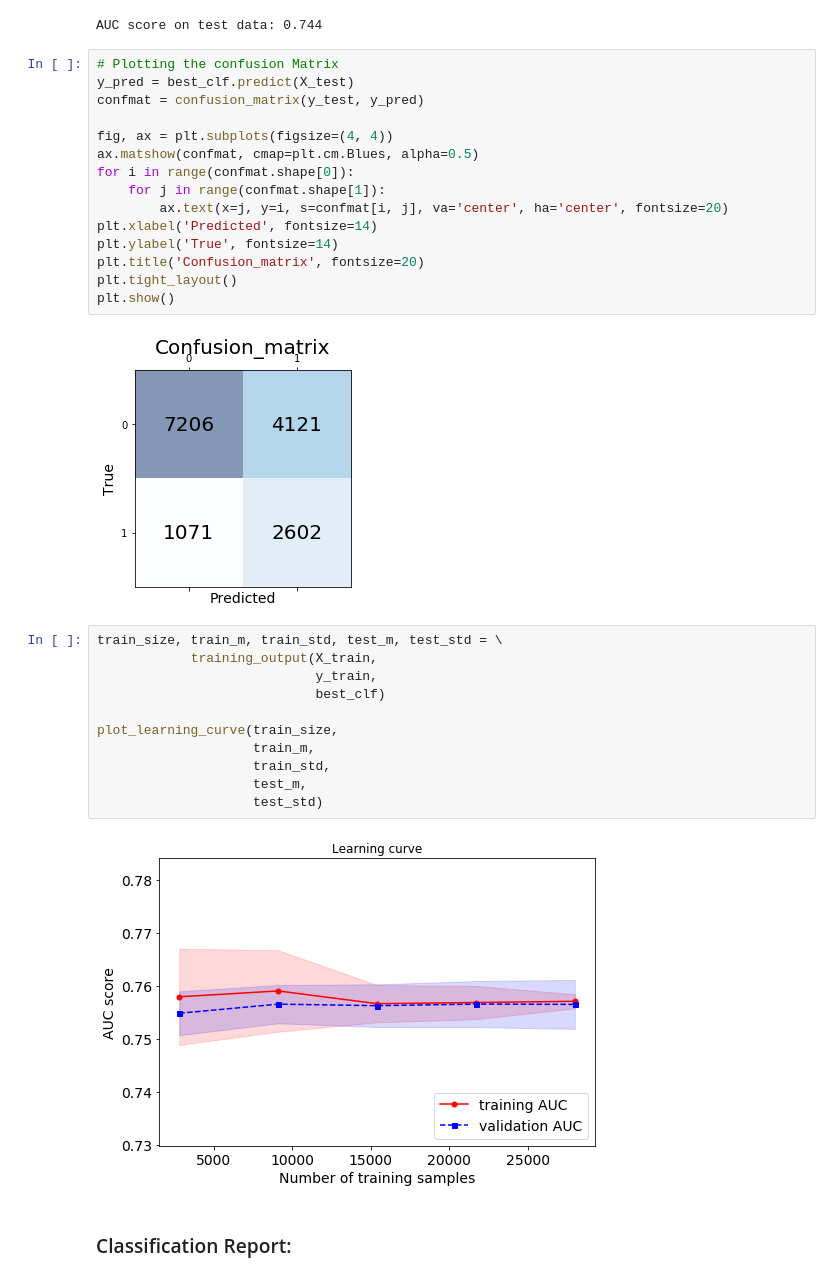
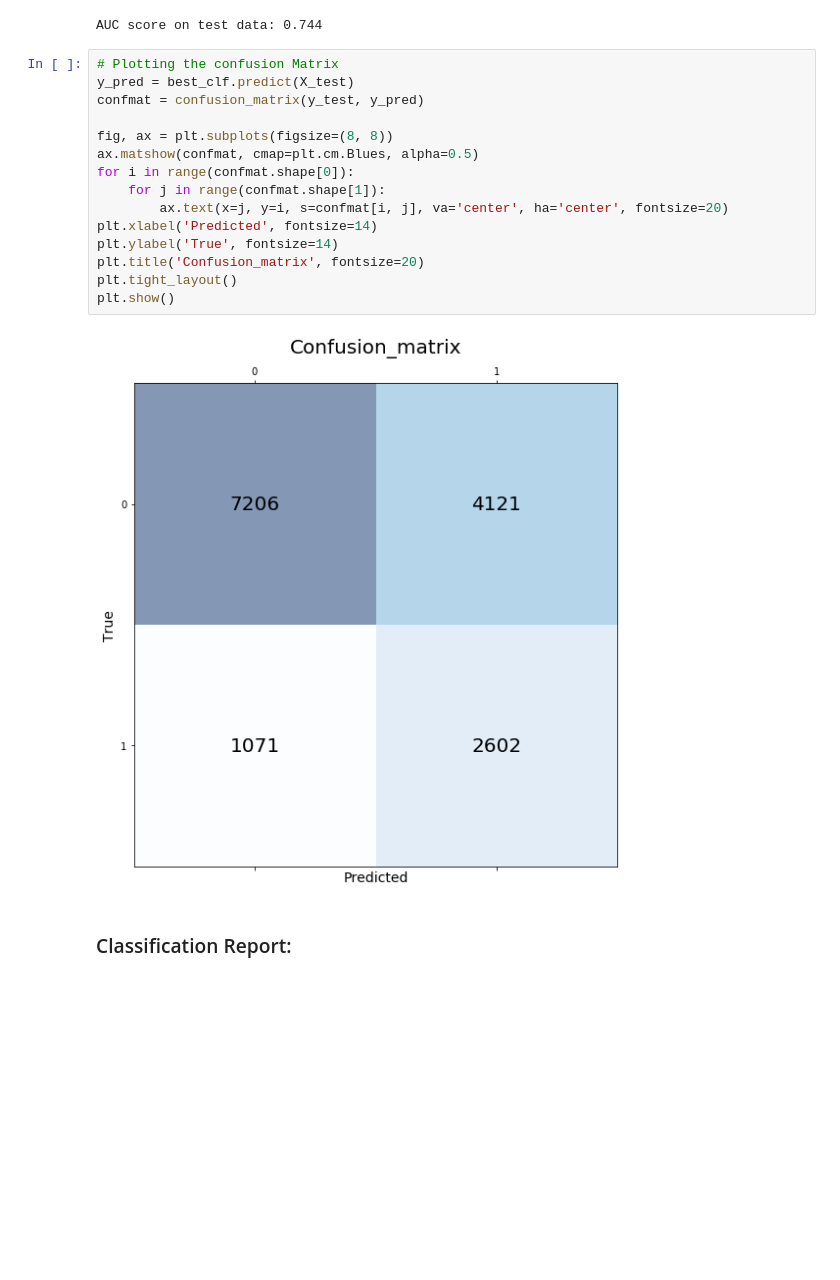
Before and after one commit to rameshadhikari1/Mini-porjects, a Jupyter notebook: ultimate_challenge/ultimate_chalenge.ipynb, the cells around one changed output. Drawn from its saved outputs; the diff is of its cells as text; blank space fills up the shorter version.

```diff
--- a/ultimate_challenge/ultimate_chalenge.ipynb
+++ b/ultimate_challenge/ultimate_chalenge.ipynb
@@ -633,33 +445,20 @@ AUC score on test data: 0.744
 # %%
 # Plotting the confusion Matrix
 y_pred = best_clf.predict(X_test)
 confmat = confusion_matrix(y_test, y_pred)
 
-fig, ax = plt.subplots(figsize=(4, 4))
+fig, ax = plt.subplots(figsize=(8, 8))
 ax.matshow(confmat, cmap=plt.cm.Blues, alpha=0.5)
 for i in range(confmat.shape[0]):
     for j in range(confmat.shape[1]):
         ax.text(x=j, y=i, s=confmat[i, j], va='center', ha='center', fontsize=20)
 plt.xlabel('Predicted', fontsize=14)
 plt.ylabel('True', fontsize=14)
 plt.title('Confusion_matrix', fontsize=20)
 plt.tight_layout()
 plt.show()
 # %% [output]
-[figure, old version]
+[figure, new version]
-# %%
-train_size, train_m, train_std, test_m, test_std = \
-            training_output(X_train,
-                            y_train,
-                            best_clf)
-
-plot_learning_curve(train_size,
-                    train_m,
-                    train_std,
-                    test_m,
-                    test_std)
-# %% [output]
-[figure, removed]
 # %% [markdown]
 ### Classification Report:
 # %%
```
Also changed, not shown: parts of 19 cells of this notebook.
